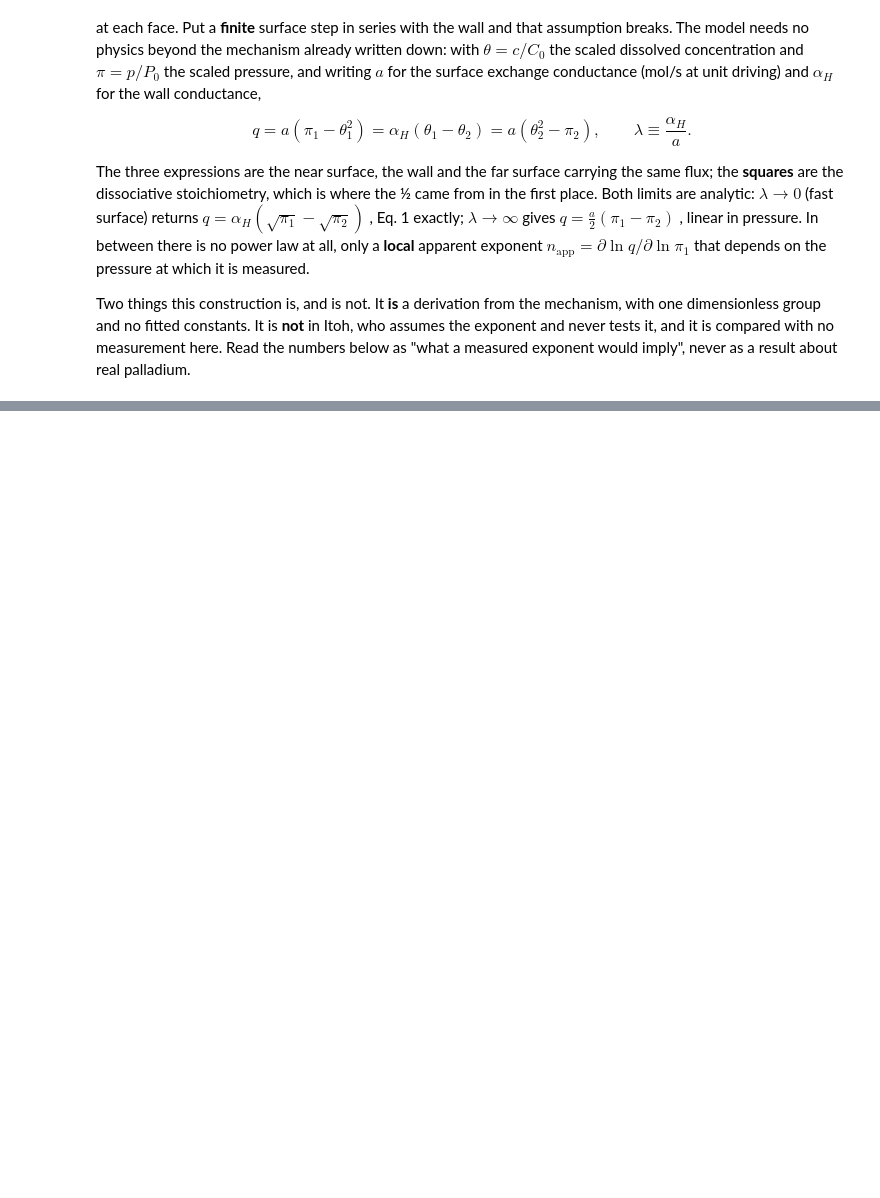
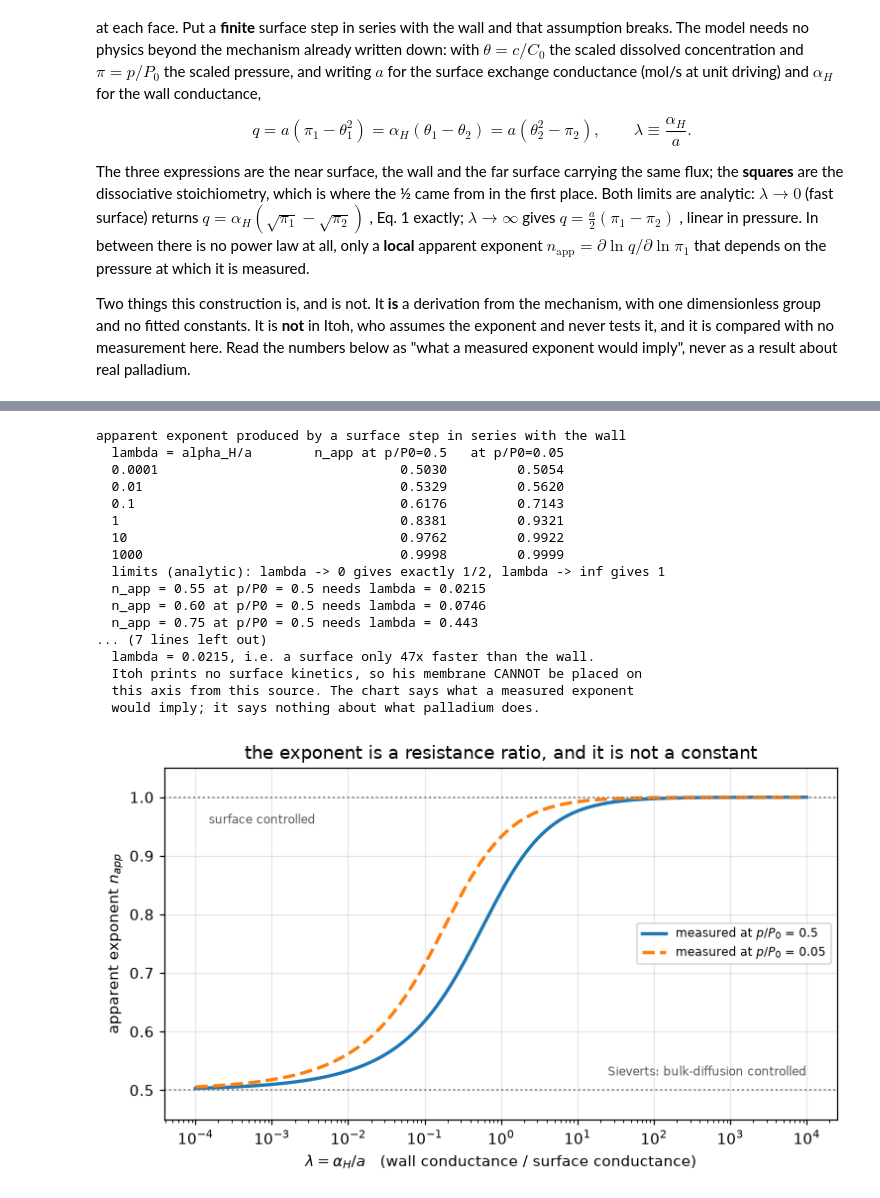
Before and after one commit to computational-chemical-engineering/pymrm-gallery, a Jupyter notebook: pages/H1.1-sieverts-permeation/index.ipynb, the cells around one changed output, grey strips where cells are left out. Cells and saved outputs as stored; diff of their text form; code cells hidden in the pictures; blank space fills up the shorter version.

```diff
--- a/pages/H1.1-sieverts-permeation/index.ipynb
+++ b/pages/H1.1-sieverts-permeation/index.ipynb
@@ -1186,0 +1076,78 @@ without having been put in.
+# %%
+def series_numbers(pi_read=0.5, surface_power=2.0, r_area=None):
+    """Section 5's numbers: lambda for given apparent exponents, and its scale."""
+    lam_at = {tgt: root_log(lambda lam: n_apparent(pi_read, lam, surface_power=surface_power)
+                            - tgt, 1e-6, 1e8)
+              for tgt in (0.55, 0.60, 0.75, 0.90)}
+    area = 2 * np.pi * (RI if r_area is None else r_area) * L0
+    return dict(lam_at=lam_at, area=area, flux_per_area=ALPHA_H / area,
+                lim_sieverts=abs(q_series(0.5, 1e-12, surface_power=surface_power)
+                                 - np.sqrt(0.5)) / np.sqrt(0.5),
+                lim_linear=abs(q_series(0.5, 1e12, surface_power=surface_power)
+                               - 0.5 / (2 * 1e12)) / (0.5 / (2 * 1e12)))
+
+
+LAMS = np.logspace(-4, 4, 160)
+n_at = {pi: np.array([n_apparent(pi, lam) for lam in LAMS]) for pi in (0.5, 0.05)}
+SE = series_numbers()
+LAM_AT = SE["lam_at"]
+
+print("apparent exponent produced by a surface step in series with the wall")
+out = [f"  {'lambda = alpha_H/a':<24}{'n_app at p/P0=0.5':>19}{'at p/P0=0.05':>15}"]
+for lam in (1e-4, 1e-2, 0.1, 1.0, 10.0, 1e3):
+    out.append(f"  {lam:<24g}{n_apparent(0.5, lam):>19.4f}{n_apparent(0.05, lam):>15.4f}")
+print("\n".join(out))
+print("  limits (analytic): lambda -> 0 gives exactly 1/2, lambda -> inf gives 1")
+print("\n".join(f"  n_app = {tgt:.2f} at p/P0 = 0.5 needs lambda = {lam:.3g}"
+                for tgt, lam in LAM_AT.items()))
+
+print("\nputting a scale on lambda for Itoh's tube, from printed numbers only:")
+print(f"  membrane area 2 pi r_i l_0 = {SE['area']:.3e} m^2")
+print(f"  wall conductance alpha_H   = {ALPHA_H:.2e} mol/s"
+      f"  = {SE['flux_per_area']:.3e} mol/m^2/s at unit driving")
+print(f"  so lambda = 1 means a surface exchange rate of {SE['flux_per_area']:.2e} mol/m^2/s,")
+print("  and a 10 % shift of the exponent (n_app = 0.55) appears already at")
+print(f"  lambda = {LAM_AT[0.55]:.3g}, i.e. a surface only {1 / LAM_AT[0.55]:.0f}x faster than the wall.")
+print("  Itoh prints no surface kinetics, so his membrane CANNOT be placed on")
+print("  this axis from this source. The chart says what a measured exponent")
+print("  would imply; it says nothing about what palladium does.")
+
+fig, ax = plt.subplots(figsize=(7.0, 4.2))
+for pi, style in zip((0.5, 0.05), ("-", "--")):
+    ax.semilogx(LAMS, n_at[pi], style, lw=2.2, label=f"measured at $p/P_0$ = {pi}")
+ax.axhline(0.5, color="0.5", ls=":", lw=1.2)
+ax.axhline(1.0, color="0.5", ls=":", lw=1.2)
+ax.text(25, 0.525, "Sieverts: bulk-diffusion controlled", fontsize=8, color="0.35")
+ax.text(1.5e-4, 0.955, "surface controlled", fontsize=8, color="0.35")
+ax.set(xlabel=r"$\lambda = \alpha_H / a$   (wall conductance / surface conductance)",
+       ylabel=r"apparent exponent $n_{app}$", ylim=(0.45, 1.05),
+       title="the exponent is a resistance ratio, and it is not a constant")
+ax.legend(fontsize=8, loc="center right")
+fig.tight_layout(); plt.show()
+print("The two curves differ, and that is the useful part: with a surface step in")
+print("series the flux is NOT a power law, so a fitted exponent depends on the")
+print("pressure range it was fitted over. Note also which way thickness pushes:")
+print("alpha_H = 2 pi l D C_0 / ln(r_o/r_i) RISES as the wall thins, while the")
+print("surface conductance a does not, so lambda = alpha_H/a rises and THINNER")
+print("membranes drift toward n = 1. That is the standard reason very thin Pd")
+print("films stop obeying a square root, and it drops out of this construction")
+print("without having been put in.")
+# %% [output]
+apparent exponent produced by a surface step in series with the wall
+  lambda = alpha_H/a        n_app at p/P0=0.5   at p/P0=0.05
+  0.0001                               0.5030         0.5054
+  0.01                                 0.5329         0.5620
+  0.1                                  0.6176         0.7143
+  1                                    0.8381         0.9321
+  10                                   0.9762         0.9922
+  1000                                 0.9998         0.9999
+  limits (analytic): lambda -> 0 gives exactly 1/2, lambda -> inf gives 1
+  n_app = 0.55 at p/P0 = 0.5 needs lambda = 0.0215
+  n_app = 0.60 at p/P0 = 0.5 needs lambda = 0.0746
+  n_app = 0.75 at p/P0 = 0.5 needs lambda = 0.443
+... (7 lines left out)
+  lambda = 0.0215, i.e. a surface only 47x faster than the wall.
+  Itoh prints no surface kinetics, so his membrane CANNOT be placed on
+  this axis from this source. The chart says what a measured exponent
+  would imply; it says nothing about what palladium does.
+[figure, added]
```
Also changed, not shown: parts of 66 cells of this notebook, 9 other files.
